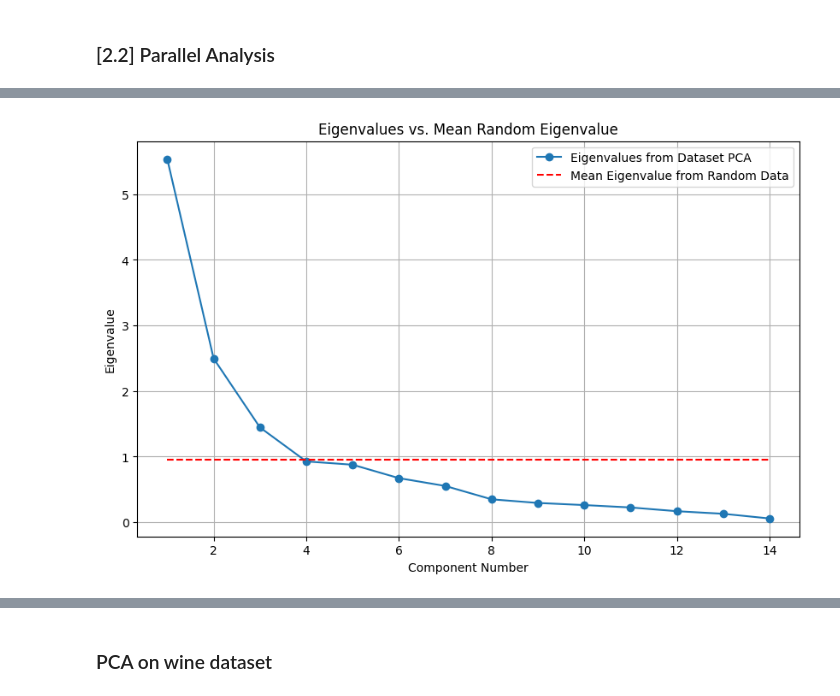
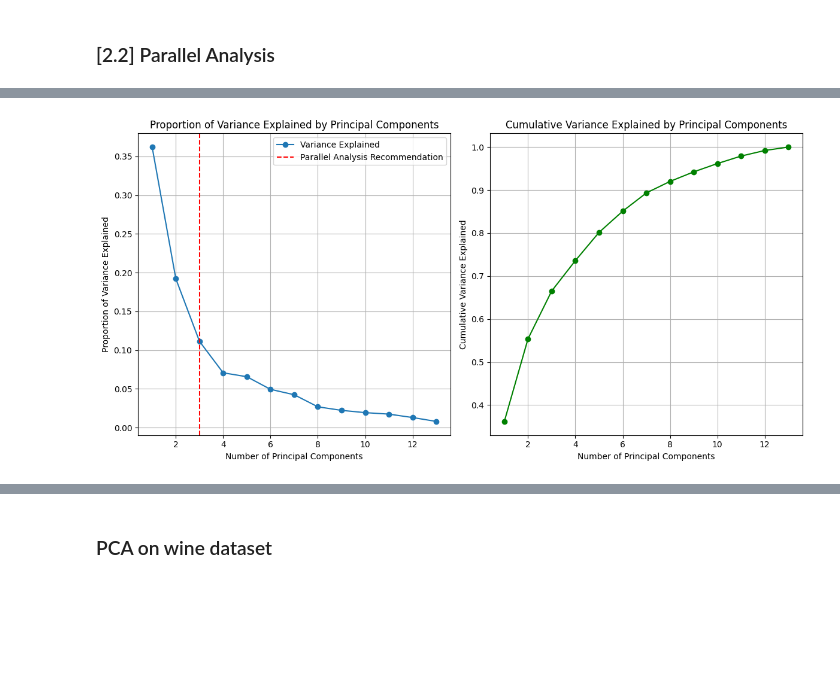
Before and after one commit to ROHIT32767/BRSM, a Jupyter notebook: Assignments/A2/2021101113_PCAFA_Class_Activity.ipynb, the cells around one changed output, grey strips where cells are left out. Drawn from its saved outputs; the diff is of its cells as text; code cells hidden in the pictures; blank space fills up the shorter version.

```diff
--- a/Assignments/A2/2021101113_PCAFA_Class_Activity.ipynb
+++ b/Assignments/A2/2021101113_PCAFA_Class_Activity.ipynb
@@ -40,18 +54,2 @@ plt.show()
 # %% [markdown]
 ### [2.2] Parallel Analysis
-# %%
-standardized_data = (df - df.mean()) / df.std()
-pca = PCA()
-pca.fit(standardized_data)
-eigenvalues = pca.explained_variance_
-num_iterations = 1000
-random_data = np.random.normal(0, 1, size=standardized_data.shape)
-pca_random = PCA()
-pca_random.fit(random_data)
-eigenvalues_random = pca_random.explained_variance_
-mean_random_eigenvalues = np.mean(eigenvalues_random, axis=0)
-retain_components = eigenvalues > mean_random_eigenvalues
-num_retained_components = np.sum(retain_components)
-
-print("Number of components to retain according to parallel analysis:", num_retained_components)
-print("Proportion of variance explained by each component:", pca.explained_variance_ratio_)
@@ -63,12 +56,52 @@ Proportion of variance explained by each component: [0.39542486 0.17836259 0.103
-# %%
-plt.figure(figsize=(10, 6))
-plt.plot(np.arange(1, len(eigenvalues) + 1), eigenvalues, marker='o', label='Eigenvalues from Dataset PCA')
-plt.hlines(np.mean(eigenvalues_random), 1, len(eigenvalues), colors='r', linestyles='dashed', label='Mean Eigenvalue from Random Data')
-plt.xlabel('Component Number')
-plt.ylabel('Eigenvalue')
-plt.title('Eigenvalues vs. Mean Random Eigenvalue')
-plt.legend()
-plt.grid(True)
-plt.show()
-# %% [output]
-[figure, removed]
+# %%
+def parallel_analysis(data, n_components):
+    pca = PCA(n_components=n_components)
+    pca.fit(data)
+    eigenvalues = pca.explained_variance_
+    num_iterations = 1000
+    random_eigenvalues = np.zeros((num_iterations, len(eigenvalues)))
+    for i in range(num_iterations):
+        random_data = np.random.normal(0, 1, size=data.shape)
+        pca.fit(random_data)
+        random_eigenvalues[i, :] = pca.explained_variance_
+    mean_random_eigenvalues = np.mean(random_eigenvalues, axis=0)
+    diff_eigenvalues = eigenvalues - mean_random_eigenvalues
+    return diff_eigenvalues
+n_components = X.shape[1]
+diff_eigenvalues = parallel_analysis(X_scaled, n_components)
+num_components_pa = np.sum(diff_eigenvalues > 0)
+pca = PCA()
+pca.fit(X_scaled)
+variance_explained = pca.explained_variance_ratio_
+cumulative_variance_explained = np.cumsum(variance_explained)
+
+plt.figure(figsize=(12, 6))
+plt.subplot(1, 2, 1)
+plt.plot(range(1, len(variance_explained) + 1), variance_explained, marker='o', label='Variance Explained')
+plt.axvline(x=num_components_pa, color='r', linestyle='--', label='Parallel Analysis Recommendation')
+plt.title('Proportion of Variance Explained by Principal Components')
+plt.xlabel('Number of Principal Components')
+plt.ylabel('Proportion of Variance Explained')
+plt.legend()
+plt.grid(True)
+plt.subplot(1, 2, 2)
+plt.plot(range(1, len(cumulative_variance_explained) + 1), cumulative_variance_explained, marker='o', color='g')
+plt.title('Cumulative Variance Explained by Principal Components')
+plt.xlabel('Number of Principal Components')
+plt.ylabel('Cumulative Variance Explained')
+plt.grid(True)
+plt.tight_layout()
+plt.show()
+
+print("Number of principal components to retain based on parallel analysis:", num_components_pa)
+print("Proportion of variance explained by each principal component:")
+for i, var in enumerate(variance_explained):
+    print(f"Principal Component {i+1}: {var:.2f}")
+if num_components_pa > len(variance_explained):
+    print("Parallel analysis recommends retaining more components than the proportion of variance explained criterion.")
+elif num_components_pa < len(variance_explained):
+    print("Parallel analysis recommends retaining fewer components than the proportion of variance explained criterion.")
+else:
+    print("Parallel analysis and proportion of variance explained criterion recommend retaining the same number of components.")
+# %% [output]
+[figure, added]
```
Also changed, not shown: parts of 10 cells of this notebook.
